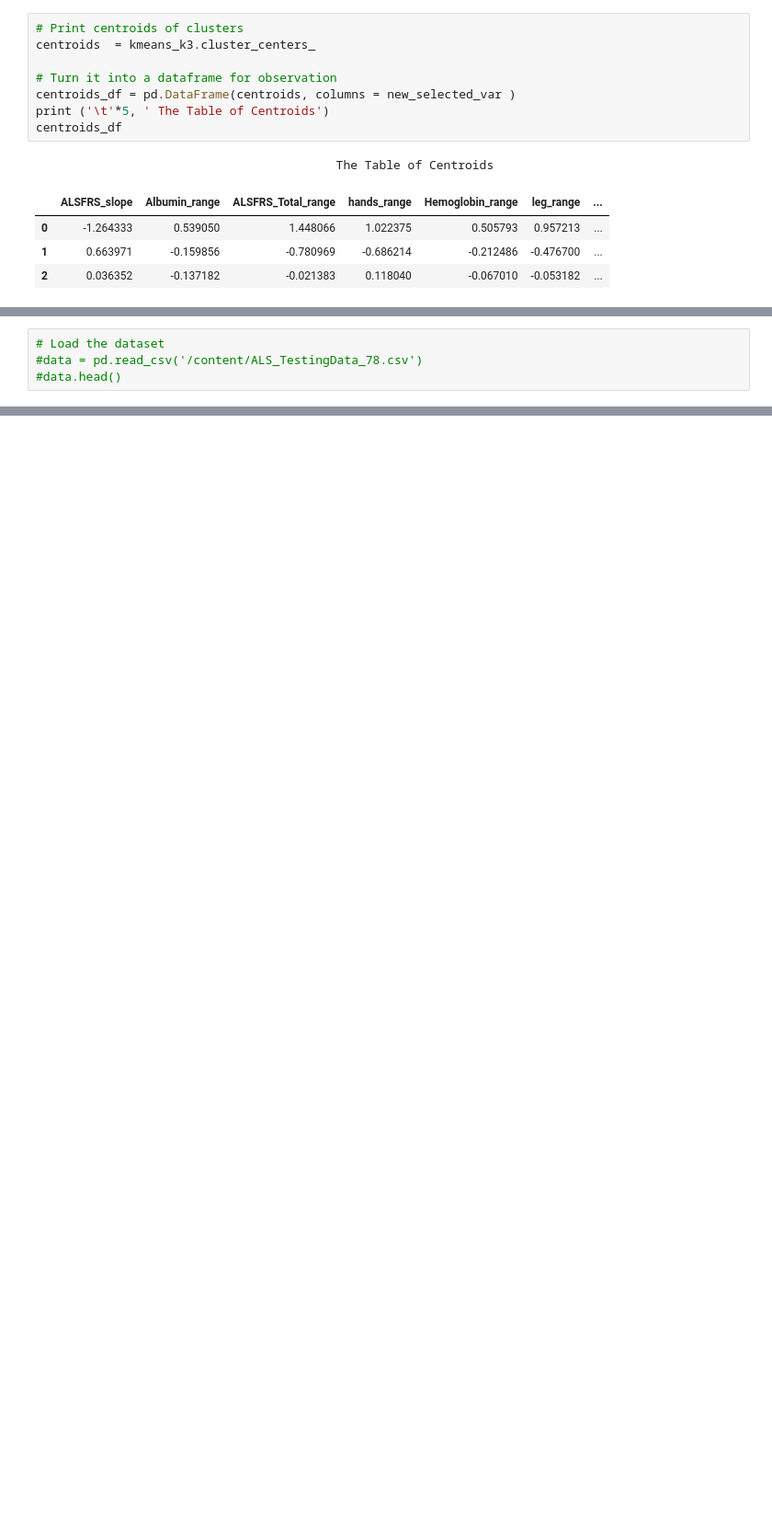
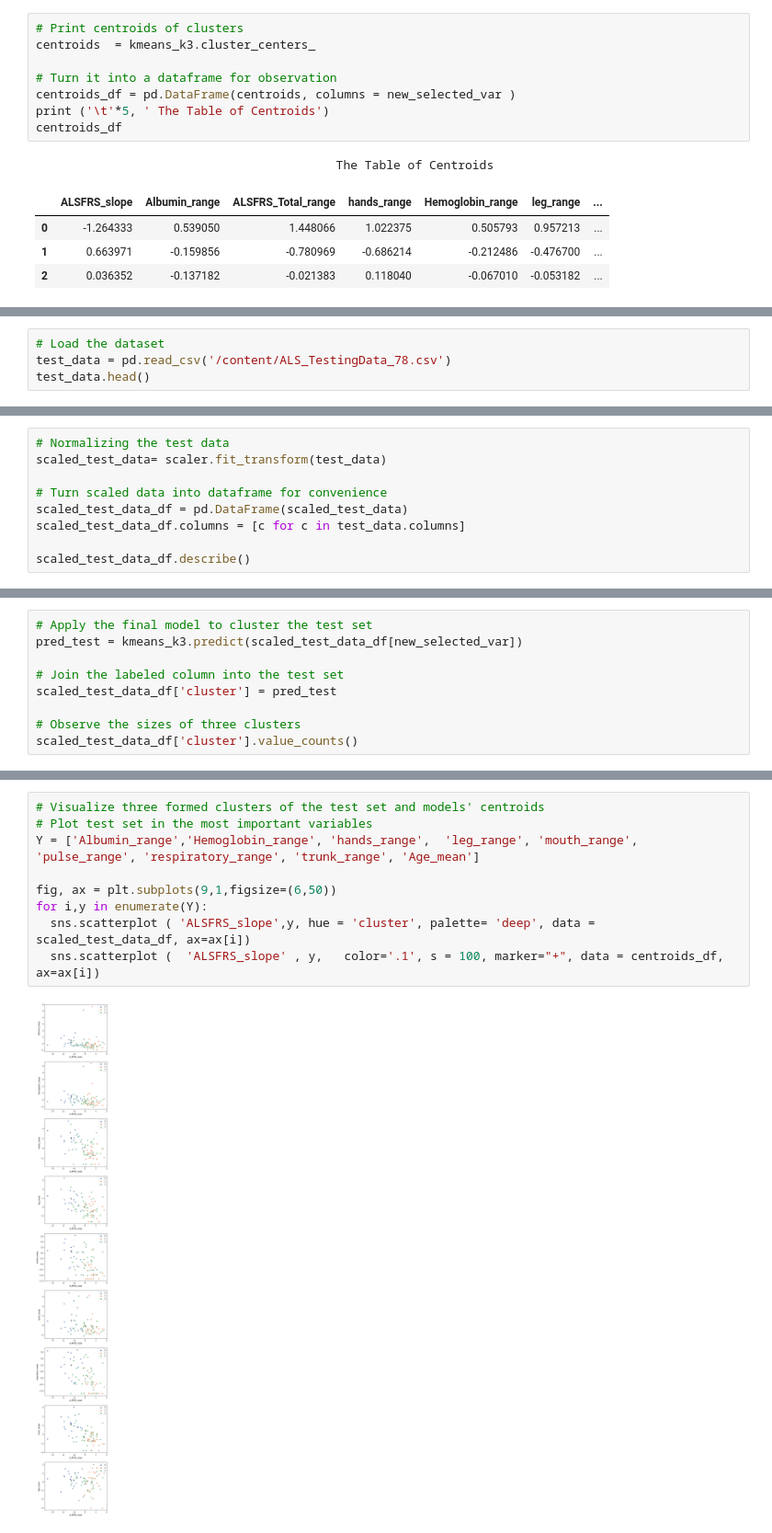
Before and after one commit to HuyenNguyenHelen/INFO-5505---Machine-learning, a Jupyter notebook: HuyenNguyen_Assignment_3.ipynb, the cells around one changed output, grey strips where cells are left out. Shown at 92% size. Drawn from its saved outputs; the diff is of its cells as text; blank space fills up the shorter version.

```diff
--- a/HuyenNguyen_Assignment_3.ipynb
+++ b/HuyenNguyen_Assignment_3.ipynb
@@ -351,4 +315,4 @@ for y in Y:
 # %%
 # Load the dataset
-#data = pd.read_csv('/content/ALS_TestingData_78.csv')
-#data.head()
+test_data = pd.read_csv('/content/ALS_TestingData_78.csv')
+test_data.head()
@@ -354,0 +341,9 @@ for y in Y:
+# %%
+# Normalizing the test data
+scaled_test_data= scaler.fit_transform(test_data)
+
+# Turn scaled data into dataframe for convenience
+scaled_test_data_df = pd.DataFrame(scaled_test_data)
+scaled_test_data_df.columns = [c for c in test_data.columns]
+
+scaled_test_data_df.describe()
@@ -354,0 +363,9 @@ for y in Y:
+# %%
+# Apply the final model to cluster the test set
+pred_test = kmeans_k3.predict(scaled_test_data_df[new_selected_var])
+
+# Join the labeled column into the test set
+scaled_test_data_df['cluster'] = pred_test
+
+# Observe the sizes of three clusters
+scaled_test_data_df['cluster'].value_counts()
@@ -354,0 +377,11 @@ for y in Y:
+# %%
+# Visualize three formed clusters of the test set and models' centroids
+# Plot test set in the most important variables
+Y = ['Albumin_range','Hemoglobin_range', 'hands_range',  'leg_range', 'mouth_range', 'pulse_range', 'respiratory_range', 'trunk_range', 'Age_mean']
+
+fig, ax = plt.subplots(9,1,figsize=(6,50))
+for i,y in enumerate(Y):
+  sns.scatterplot ( 'ALSFRS_slope',y, hue = 'cluster', palette= 'deep', data = scaled_test_data_df, ax=ax[i])
+  sns.scatterplot (  'ALSFRS_slope' , y,   color='.1', s = 100, marker="+", data = centroids_df, ax=ax[i])
+# %% [output]
+[figure, added]
```
Also changed, not shown: parts of 33 cells of this notebook.
